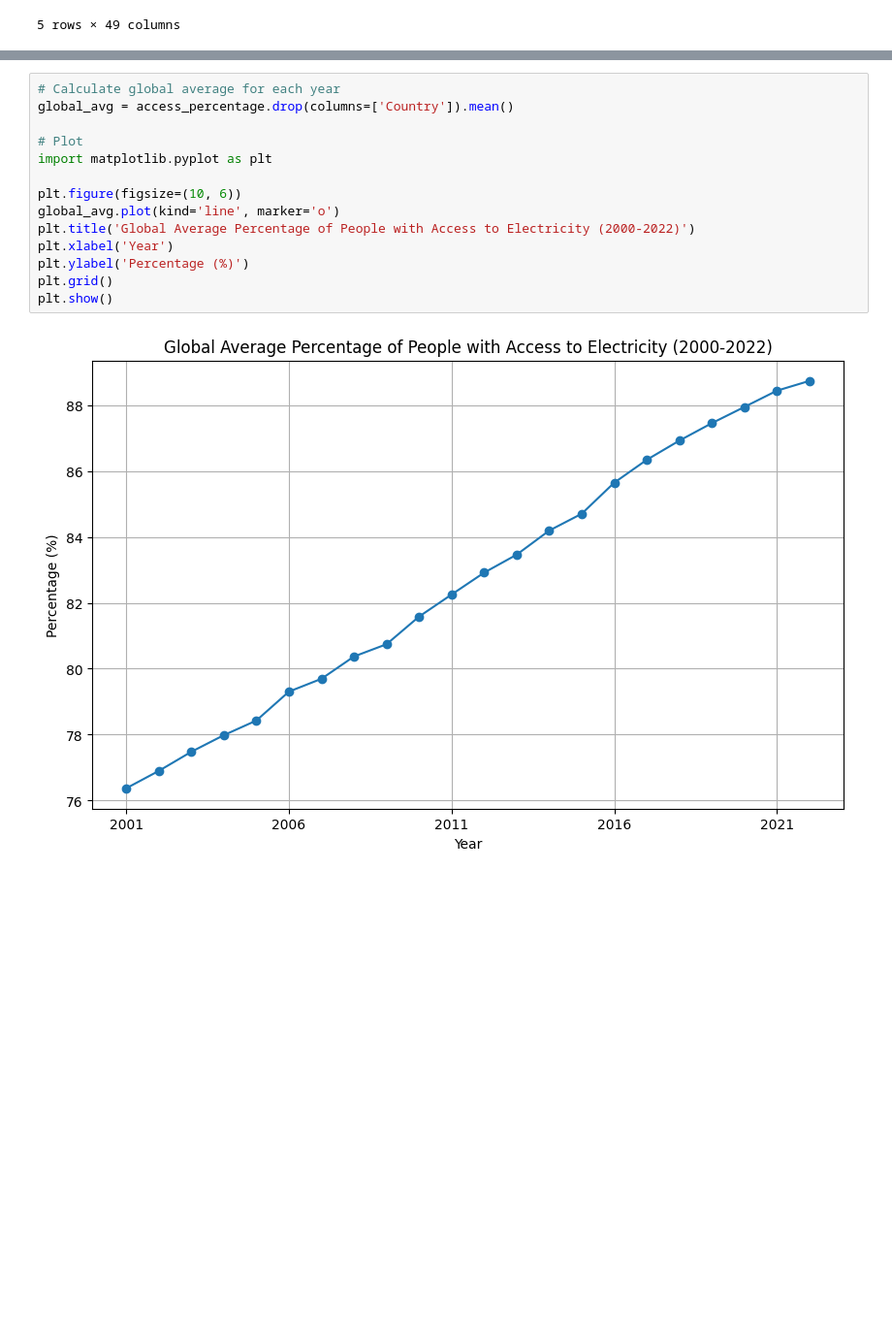
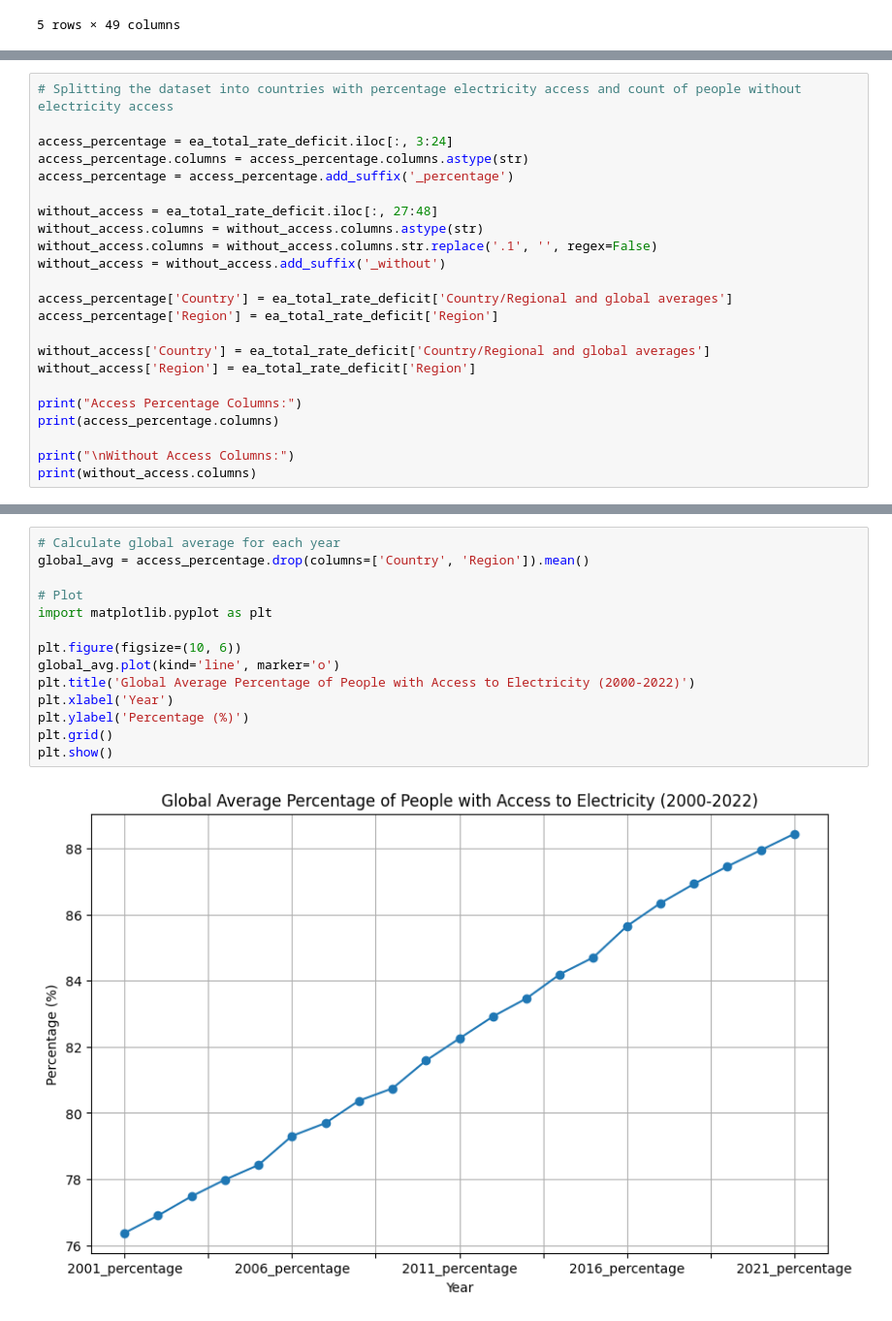
Before and after one commit to MrSaltyFish/gskillsWorkshopAI, a Jupyter notebook: finalProject/finalProject.ipynb, the cells around one changed output, grey strips where cells are left out. Shown at 97% size. Cells and saved outputs as stored; diff of their text form; blank space fills up the shorter version.

```diff
--- a/finalProject/finalProject.ipynb
+++ b/finalProject/finalProject.ipynb
@@ -307,0 +304,23 @@ without_access['Country'] = ea_total_rate_deficit['Country/Regional and global a
+# %%
+# Splitting the dataset into countries with percentage electricity access and count of people without electricity access
+
+access_percentage = ea_total_rate_deficit.iloc[:, 3:24]
+access_percentage.columns = access_percentage.columns.astype(str)
+access_percentage = access_percentage.add_suffix('_percentage')
+
+without_access = ea_total_rate_deficit.iloc[:, 27:48]
+without_access.columns = without_access.columns.astype(str)
+without_access.columns = without_access.columns.str.replace('.1', '', regex=False)
+without_access = without_access.add_suffix('_without')
+
+access_percentage['Country'] = ea_total_rate_deficit['Country/Regional and global averages']
+access_percentage['Region'] = ea_total_rate_deficit['Region']
+
+without_access['Country'] = ea_total_rate_deficit['Country/Regional and global averages']
+without_access['Region'] = ea_total_rate_deficit['Region']
+
+print("Access Percentage Columns:")
+print(access_percentage.columns)
+
+print("\nWithout Access Columns:")
+print(without_access.columns)
@@ -308,16 +347,16 @@ without_access['Country'] = ea_total_rate_deficit['Country/Regional and global a
 # %%
 # Calculate global average for each year
-global_avg = access_percentage.drop(columns=['Country']).mean()
+global_avg = access_percentage.drop(columns=['Country', 'Region']).mean()
 
 # Plot
 import matplotlib.pyplot as plt
 
 plt.figure(figsize=(10, 6))
 global_avg.plot(kind='line', marker='o')
 plt.title('Global Average Percentage of People with Access to Electricity (2000-2022)')
 plt.xlabel('Year')
 plt.ylabel('Percentage (%)')
 plt.grid()
 plt.show()
 # %% [output]
-[figure, old version]
+[figure, new version]
```
Also changed, not shown: parts of 8 cells of this notebook.
